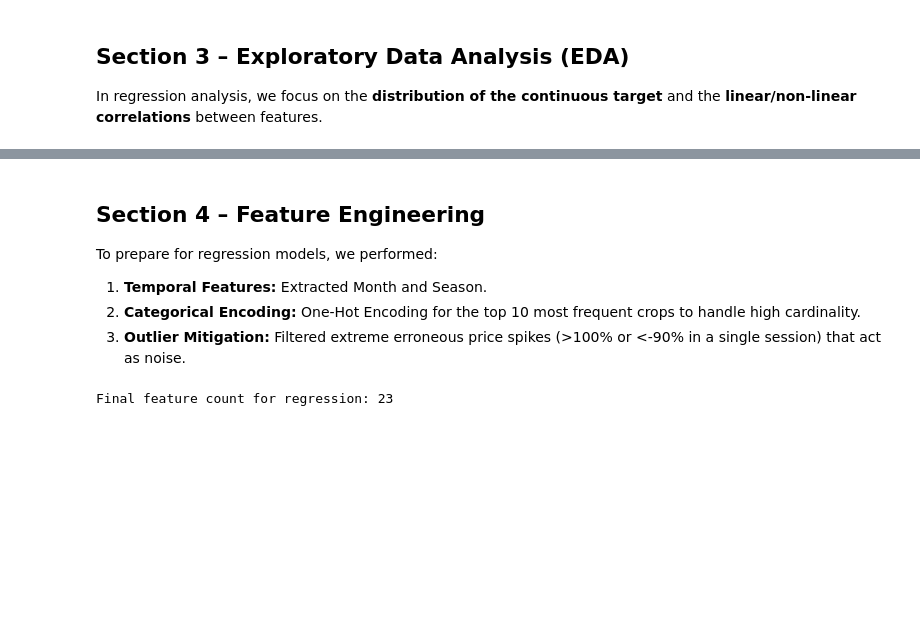
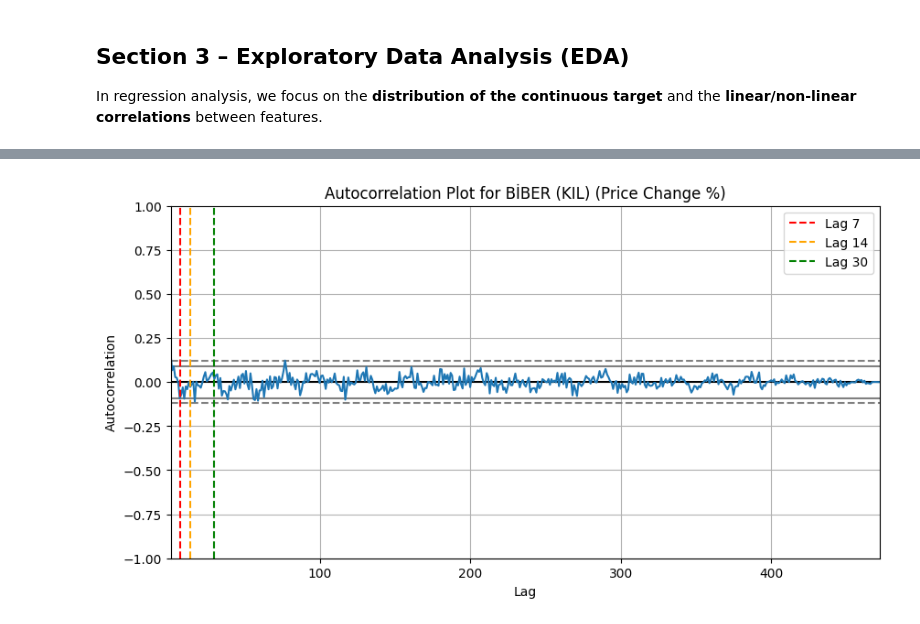
Before and after one commit to ismethakanaydogmus/konya-agriculture-price-predictor, a Jupyter notebook: Konya_Agriculture_EDA_and_Modeling.ipynb, the cells around one changed output, grey strips where cells are left out. Drawn from its saved outputs; the diff is of its cells as text; code cells hidden in the pictures; blank space fills up the shorter version.

```diff
--- a/Konya_Agriculture_EDA_and_Modeling.ipynb
+++ b/Konya_Agriculture_EDA_and_Modeling.ipynb
@@ -105,20 +101,16 @@ plt.show()
-# %% [markdown]
-## Section 4 – Feature Engineering
-
-To prepare for regression models, we performed:
-1.  **Temporal Features:** Extracted Month and Season.
-2.  **Categorical Encoding:** One-Hot Encoding for the top 10 most frequent crops to handle high cardinality.
-3.  **Outlier Mitigation:** Filtered extreme erroneous price spikes (>100% or <-90% in a single session) that act as noise.
-# %%
-# One-Hot Encoding and feature selection
-top_crops = df['Ürün Adı'].value_counts().nlargest(10).index
-df['Urun_Grup'] = np.where(df['Ürün Adı'].isin(top_crops), df['Ürün Adı'], 'DIGER')
-df_encoded = pd.get_dummies(df, columns=['Urun_Grup'], drop_first=True)
-
-# Final numeric-only check for models
-df_ml = df_encoded.select_dtypes(exclude=['object'])
-if 'Tarih' in df_ml.columns: df_ml = df_ml.drop(columns=['Tarih'])
-
-print(f"Final feature count for regression: {df_ml.shape[1] - 1}")
-# %% [output]
-Final feature count for regression: 23
+# %%
+# —— Section 3.1.1: Autocorrelation Analysis (Gerekçelendirme) ——
+from pandas.plotting import autocorrelation_plot
+
+plt.figure(figsize=(10, 5))
+# En çok verisi olan ürünü (Örn: Domates) baz alarak korelasyonu inceliyoruz
+sample_crop = df['Ürün Adı'].value_counts().idxmax()
+autocorrelation_plot(df[df['Ürün Adı'] == sample_crop]['Fiyat_Degisim_Yuzdesi'])
+plt.title(f'Autocorrelation Plot for {sample_crop} (Price Change %)')
+plt.axvline(x=7, color='red', linestyle='--', label='Lag 7')
+plt.axvline(x=14, color='orange', linestyle='--', label='Lag 14')
+plt.axvline(x=30, color='green', linestyle='--', label='Lag 30')
+plt.legend()
+plt.show()
+# %% [output]
+[figure, added]
```
Also changed, not shown: parts of 36 cells of this notebook.
